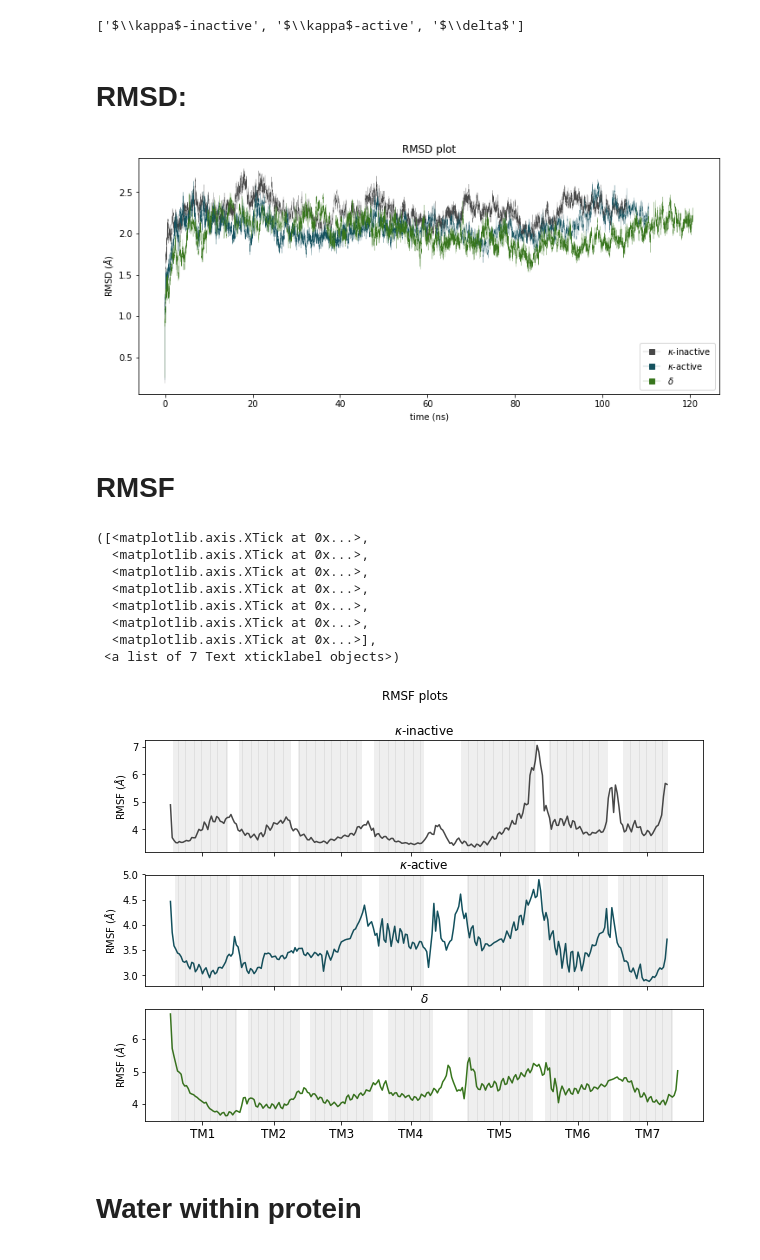
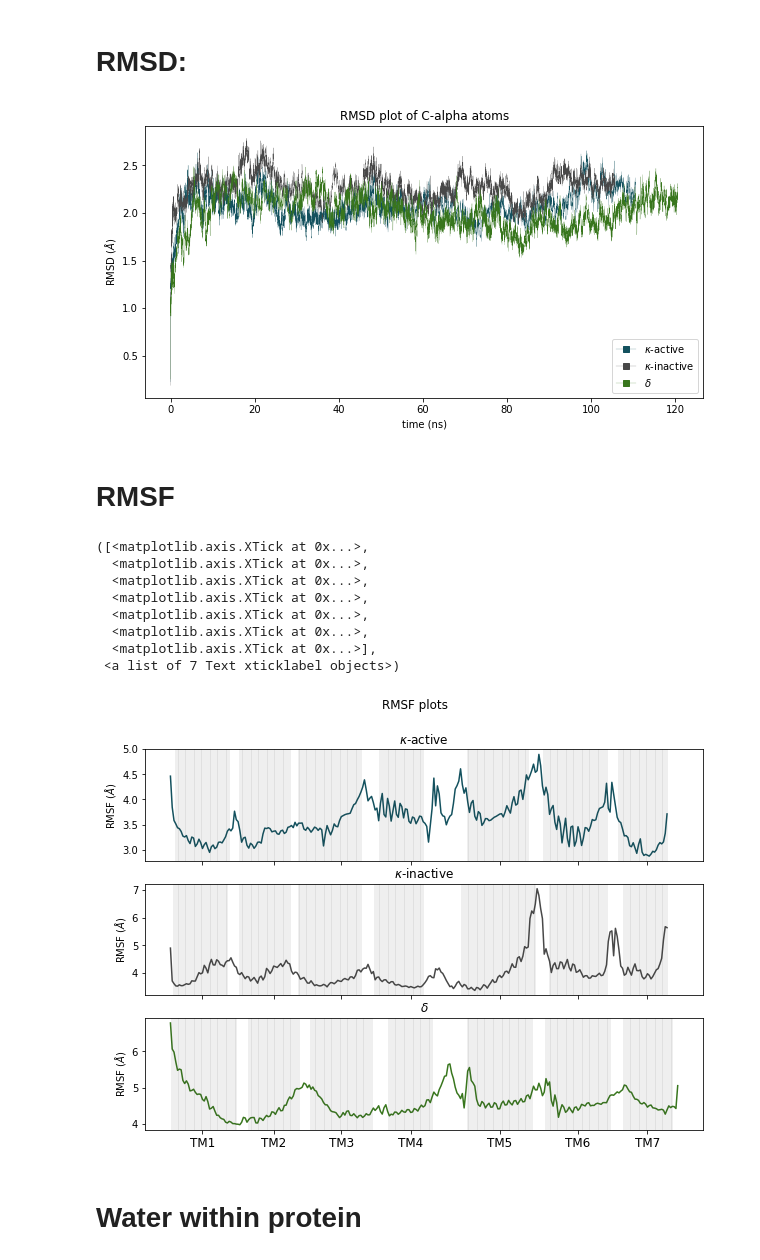
Before and after one commit to evabertalan/opioid_md, a Jupyter notebook: comparison.ipynb, the cells around one changed output. Cells and saved outputs as stored; diff of their text form; code cells hidden in the pictures.

```diff
--- a/comparison.ipynb
+++ b/comparison.ipynb
@@ -6,12 +6,9 @@ import numpy as np
 def save_figure(fig, target):
     fig.savefig(target)
 # %%
-FOLDER_NAMES = ['4djhA', '6b73B', '4N6HA']
-COLORS = ['#484848', '#13515e', '#38761d']
-NAMES = ['$\kappa$-inactive', '$\kappa$-active', '$\delta$']
-print(NAMES)
+FOLDER_NAMES = ['6b73B', '4djhA', '4N6HA']
+COLORS = ['#13515e', '#484848', '#38761d']
+NAMES = ['$\kappa$-active', '$\kappa$-inactive', '$\delta$']
-# %% [output]
-['$\\kappa$-inactive', '$\\kappa$-active', '$\\delta$']
 # %%
 TIME = []
 for i in range(len(FOLDER_NAMES)):
@@ -23,25 +20,25 @@ for i in range(len(FOLDER_NAMES)):
 # %% [markdown]
 # RMSD:
 # %%
-fig, ax = plt.subplots(figsize=(12,5))
+fig, ax = plt.subplots(figsize=(10,5))
 
 for i in range(len(FOLDER_NAMES)):
     file = '../'+FOLDER_NAMES[i]+'/plots/all_rmsd.txt'
 
     data = np.loadtxt(file)
     data = data.T
     time = data[1]
 
     ax.plot(time/1000, data[2], linewidth=0.2, color=COLORS[i] ,label=NAMES[i])
 
 plt.ylabel('RMSD ($\AA$)')
 plt.xlabel('time (ns)')
-plt.title('RMSD plot')
+plt.title('RMSD plot of C-alpha atoms')
 legend = ax.legend(frameon=True)
 for legend_handle in legend.legendHandles:
     legend_handle._legmarker.set_marker('s')
 # %% [output]
-[figure, old version]
+[figure, new version]
 # %%
 save_figure(fig, '../all_plots/rmsd_plot')
 # %% [markdown]
@@ -81,7 +78,7 @@ plt.xticks(y_pos, bars,fontsize='12')
   <matplotlib.axis.XTick at 0x...>,
   <matplotlib.axis.XTick at 0x...>],
  <a list of 7 Text xticklabel objects>)
-[figure, old version]
+[figure, new version]
 # %%
 save_figure(fig, '../all_plots/rmsf_plot')
 # %% [markdown]
```
Also changed, not shown: parts of 3 cells of this notebook, 3 other files.
